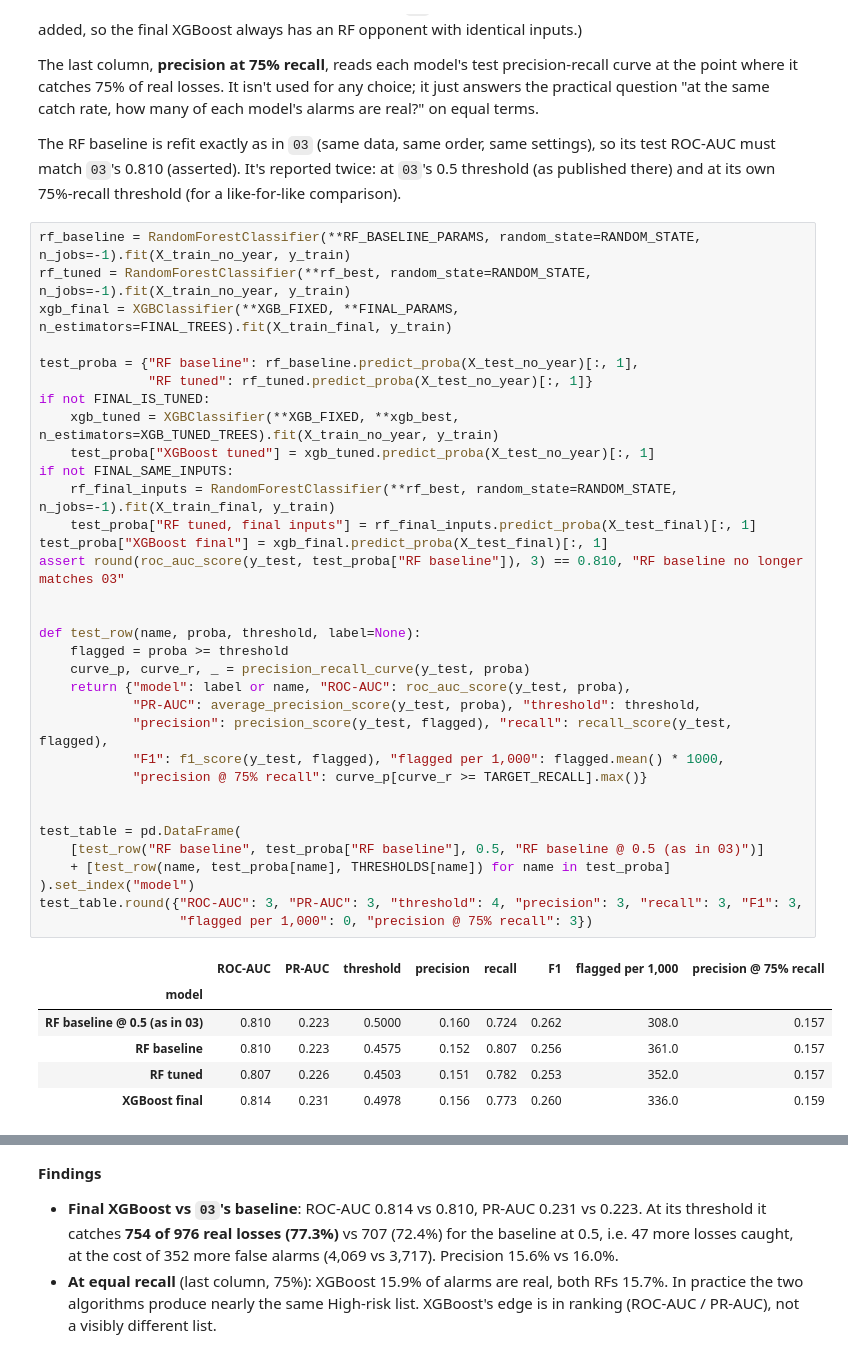
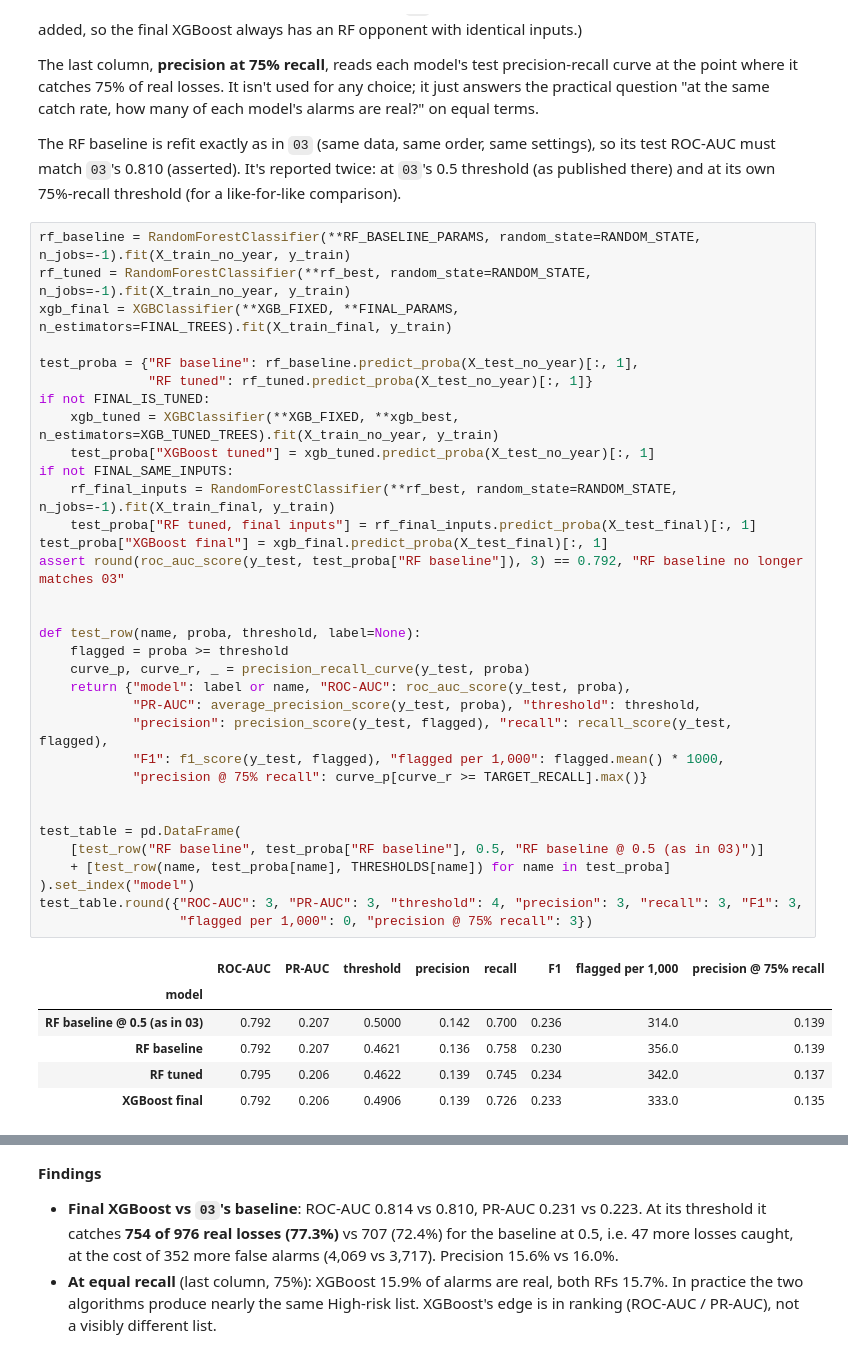
Before and after one commit to Melkam22/crop-loss-predictor-app, a Jupyter notebook: notebooks/04_xgboost.ipynb, the cells around one changed output, grey strips where cells are left out. Drawn from its saved outputs; the diff is of its cells as text.

```diff
--- a/notebooks/04_xgboost.ipynb
+++ b/notebooks/04_xgboost.ipynb
@@ -896,38 +895,38 @@ xgb_final = XGBClassifier(**XGB_FIXED, **FINAL_PARAMS, n_estimators=FINAL_TREES)
 test_proba = {"RF baseline": rf_baseline.predict_proba(X_test_no_year)[:, 1],
               "RF tuned": rf_tuned.predict_proba(X_test_no_year)[:, 1]}
 if not FINAL_IS_TUNED:
     xgb_tuned = XGBClassifier(**XGB_FIXED, **xgb_best, n_estimators=XGB_TUNED_TREES).fit(X_train_no_year, y_train)
     test_proba["XGBoost tuned"] = xgb_tuned.predict_proba(X_test_no_year)[:, 1]
 if not FINAL_SAME_INPUTS:
     rf_final_inputs = RandomForestClassifier(**rf_best, random_state=RANDOM_STATE, n_jobs=-1).fit(X_train_final, y_train)
     test_proba["RF tuned, final inputs"] = rf_final_inputs.predict_proba(X_test_final)[:, 1]
 test_proba["XGBoost final"] = xgb_final.predict_proba(X_test_final)[:, 1]
-assert round(roc_auc_score(y_test, test_proba["RF baseline"]), 3) == 0.810, "RF baseline no longer matches 03"
+assert round(roc_auc_score(y_test, test_proba["RF baseline"]), 3) == 0.792, "RF baseline no longer matches 03"
 
 
 def test_row(name, proba, threshold, label=None):
     flagged = proba >= threshold
     curve_p, curve_r, _ = precision_recall_curve(y_test, proba)
     return {"model": label or name, "ROC-AUC": roc_auc_score(y_test, proba),
             "PR-AUC": average_precision_score(y_test, proba), "threshold": threshold,
             "precision": precision_score(y_test, flagged), "recall": recall_score(y_test, flagged),
             "F1": f1_score(y_test, flagged), "flagged per 1,000": flagged.mean() * 1000,
             "precision @ 75% recall": curve_p[curve_r >= TARGET_RECALL].max()}
 
 
 test_table = pd.DataFrame(
     [test_row("RF baseline", test_proba["RF baseline"], 0.5, "RF baseline @ 0.5 (as in 03)")]
     + [test_row(name, test_proba[name], THRESHOLDS[name]) for name in test_proba]
 ).set_index("model")
 test_table.round({"ROC-AUC": 3, "PR-AUC": 3, "threshold": 4, "precision": 3, "recall": 3, "F1": 3,
                   "flagged per 1,000": 0, "precision @ 75% recall": 3})
 # %% [output]
 |  | ROC-AUC | PR-AUC | threshold | precision | recall | F1 | flagged per 1,000 | precision @ 75% recall |
 | model |  |  |  |  |  |  |  |  |
-| RF baseline @ 0.5 (as in 03) | 0.810 | 0.223 | 0.5000 | 0.160 | 0.724 | 0.262 | 308.0 | 0.157 |
-| RF baseline | 0.810 | 0.223 | 0.4575 | 0.152 | 0.807 | 0.256 | 361.0 | 0.157 |
-| RF tuned | 0.807 | 0.226 | 0.4503 | 0.151 | 0.782 | 0.253 | 352.0 | 0.157 |
-| XGBoost final | 0.814 | 0.231 | 0.4978 | 0.156 | 0.773 | 0.260 | 336.0 | 0.159 |
+| RF baseline @ 0.5 (as in 03) | 0.792 | 0.207 | 0.5000 | 0.142 | 0.700 | 0.236 | 314.0 | 0.139 |
+| RF baseline | 0.792 | 0.207 | 0.4621 | 0.136 | 0.758 | 0.230 | 356.0 | 0.139 |
+| RF tuned | 0.795 | 0.206 | 0.4622 | 0.139 | 0.745 | 0.234 | 342.0 | 0.137 |
+| XGBoost final | 0.792 | 0.206 | 0.4906 | 0.139 | 0.726 | 0.233 | 333.0 | 0.135 |
 # %%
 cm = confusion_matrix(y_test, test_proba["XGBoost final"] >= FINAL_THRESHOLD)
 cm_base = confusion_matrix(y_test, test_proba["RF baseline"] >= 0.5)
```
Also changed, not shown: parts of 29 cells of this notebook, 8 other files.
